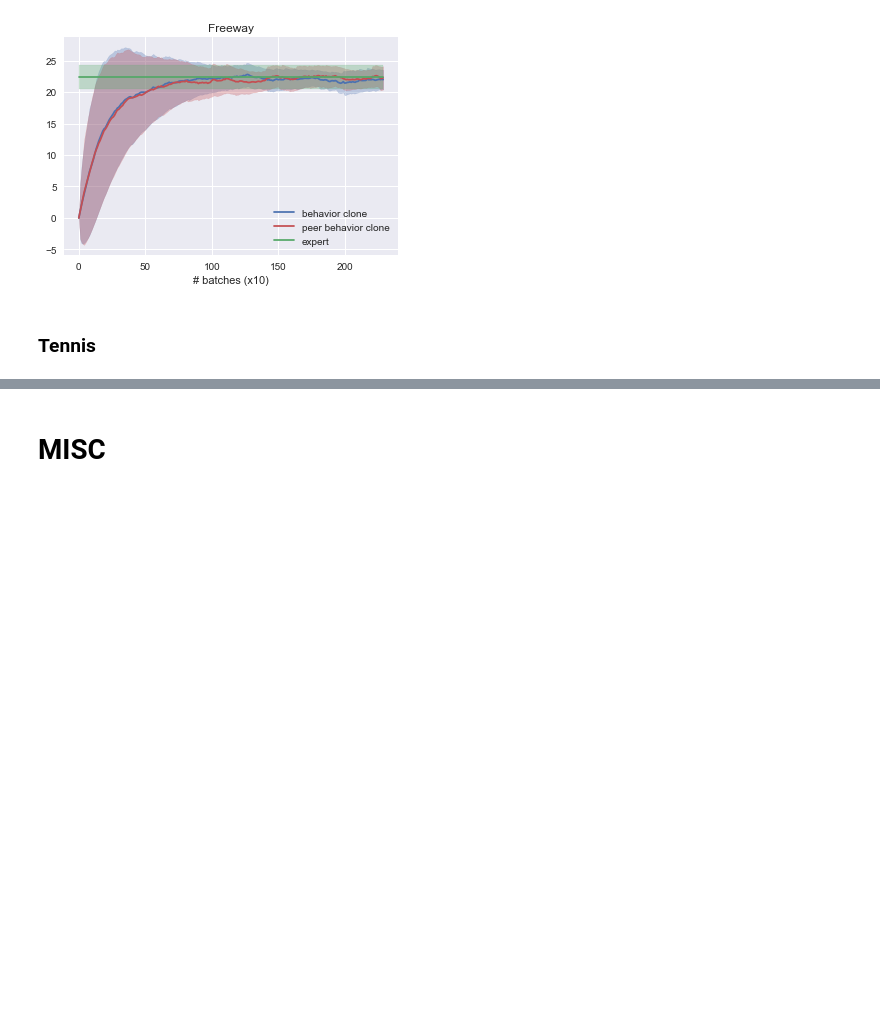
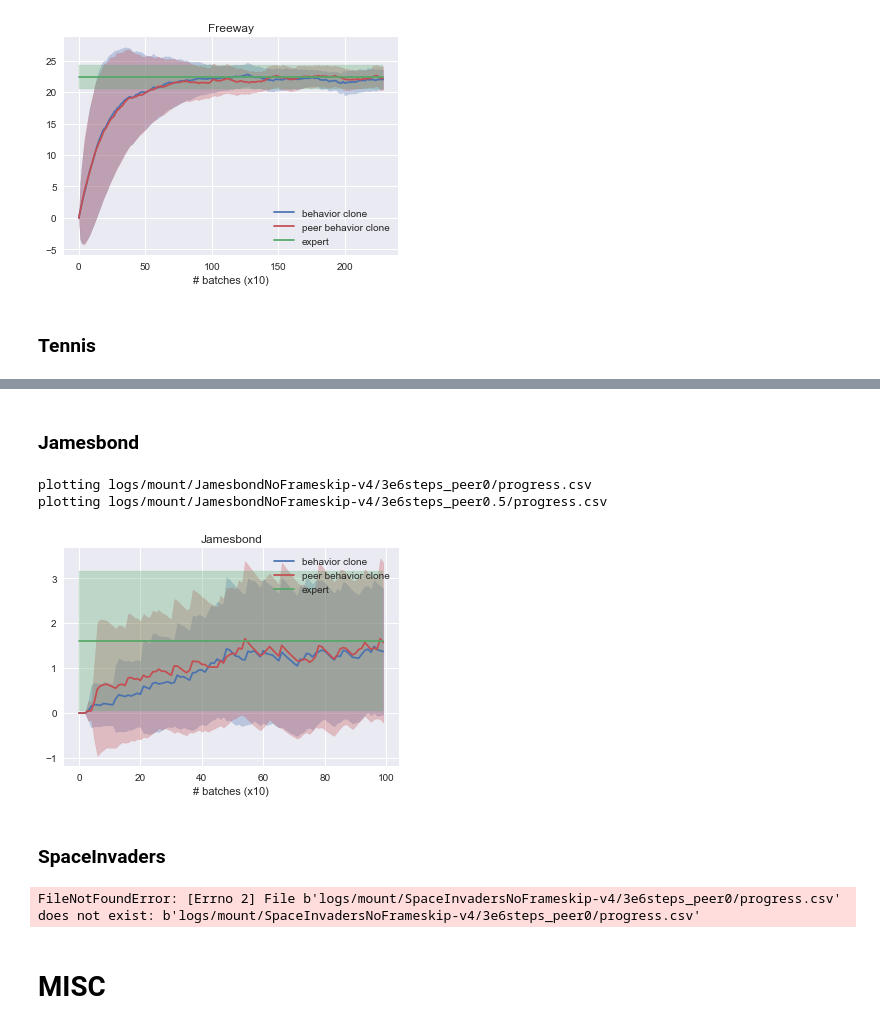
Before and after one commit to gohsyi/peer_bc_ct, a Jupyter notebook: plotter.ipynb, the cells around one changed output, grey strips where cells are left out. Cells and saved outputs as stored; diff of their text form; code cells hidden in the pictures; blank space fills up the shorter version.

```diff
--- a/plotter.ipynb
+++ b/plotter.ipynb
@@ -616,3 +641,55 @@ plotting logs/mount/FreewayNoFrameskip-v4/2e6steps_peer0dot5/progress.csv
+# %% [markdown]
+### Jamesbond
+# %%
+steps = 3
+env = 'Jamesbond'
+plot(
+    {
+        'path': f'logs/mount/{env}NoFrameskip-v4/{steps}e6steps_peer0',
+        'label': 'behavior clone',
+    },
+    {
+        'path': f'logs/mount/{env}NoFrameskip-v4/{steps}e6steps_peer0.5/',
+        'label': 'peer behavior clone',
+        'color': 'C2'
+    },
+    column='ep_reward_mean',
+    xlabel='# batches (x10)',
+    title=env,
+    episodes=100,
+    smooth_rate=0.05,
+    expert=np.load(
+        f'logs/mount/{env}NoFrameskip-v4/baseline/{steps}e6_steps/expert.npz')['episode_returns']
+)
+# %% [output]
+plotting logs/mount/JamesbondNoFrameskip-v4/3e6steps_peer0/progress.csv
+plotting logs/mount/JamesbondNoFrameskip-v4/3e6steps_peer0.5/progress.csv
+[figure, added]
+# %% [markdown]
+### SpaceInvaders
+# %%
+steps = 3
+env = 'SpaceInvaders'
+plot(
+    {
+        'path': f'logs/mount/{env}NoFrameskip-v4/{steps}e6steps_peer0',
+        'label': 'behavior clone',
+    },
+    {
+        'path': f'logs/mount/{env}NoFrameskip-v4/{steps}e6steps_peer0.5/',
+        'label': 'peer behavior clone',
+        'color': 'C2'
+    },
+    column='ep_reward_mean',
+    xlabel='# batches (x10)',
+    title=env,
+    episodes=100,
+    smooth_rate=0.05,
+    expert=np.load(
+        f'logs/mount/{env}NoFrameskip-v4/baseline/{steps}e6_steps/expert.npz')['episode_returns']
+)
+# %% [output]
+FileNotFoundError: [Errno 2] File b'logs/mount/SpaceInvadersNoFrameskip-v4/3e6steps_peer0/progress.csv' does not exist: b'logs/mount/SpaceInvadersNoFrameskip-v4/3e6steps_peer0/progress.csv'
 # %% [markdown]
 # MISC
 # %%
```
Also changed, not shown: parts of 2 cells of this notebook, 1 other file.
